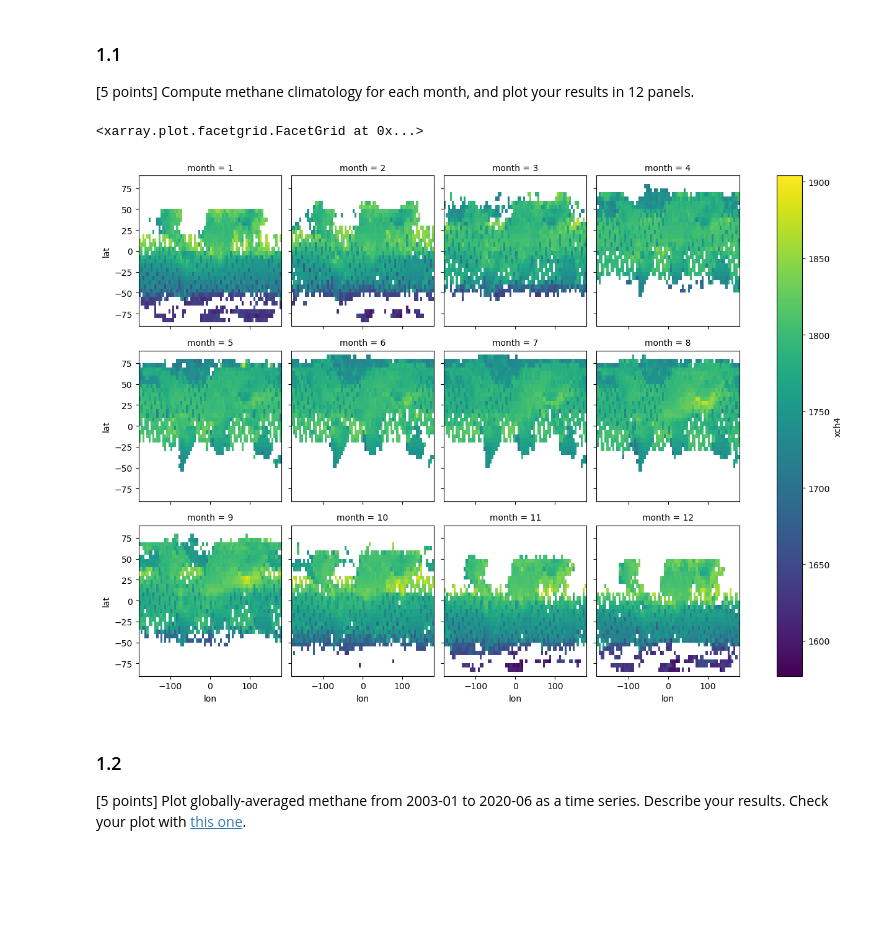
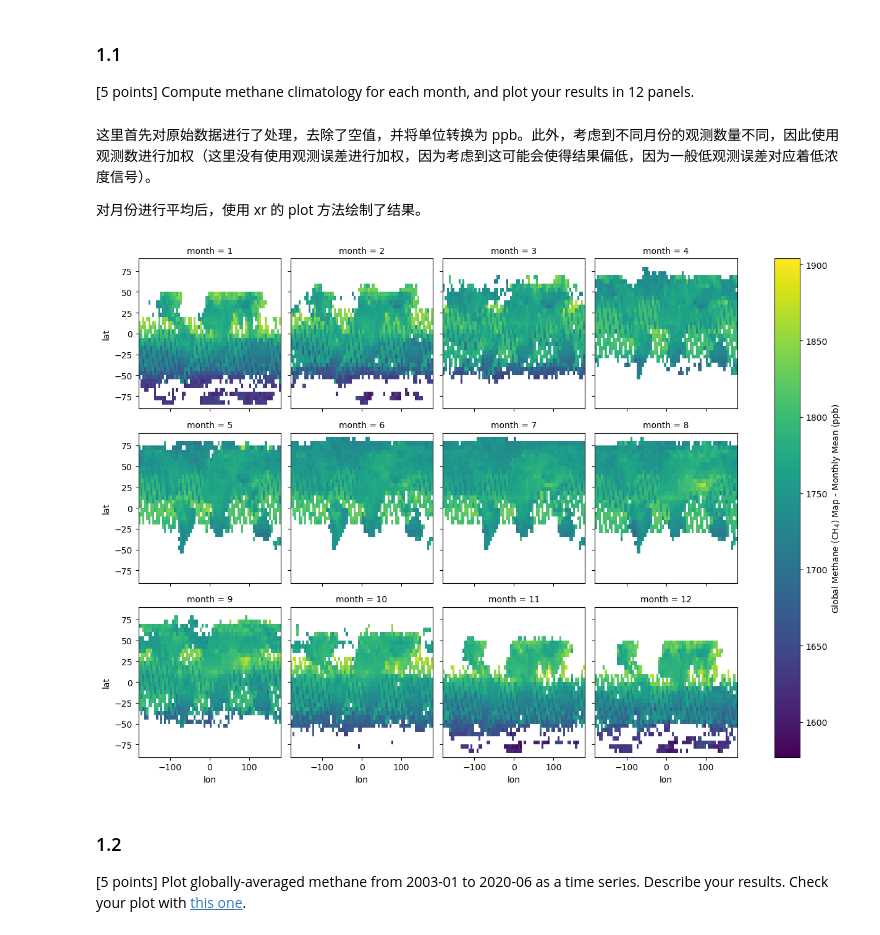
Before and after one commit to SolaProject/ESE5023_Assignments_12531386, a Jupyter notebook: PS3.ipynb, the cells around one changed output. Drawn from its saved outputs; the diff is of its cells as text; code cells hidden in the pictures; blank space fills up the shorter version.

```diff
--- a/PS3.ipynb
+++ b/PS3.ipynb
@@ -25,17 +28,21 @@ For this problem set, methane levels have been determined by applying several al
 ### 1.1
 
 [5 points] Compute methane climatology for each month, and plot your results in 12 panels.
+# %% [markdown]
+这里首先对原始数据进行了处理，去除了空值，并将单位转换为 ppb。此外，考虑到不同月份的观测数量不同，因此使用观测数进行加权（这里没有使用观测误差进行加权，因为考虑到这可能会使得结果偏低，因为一般低观测误差对应着低浓度信号）。
+
+对月份进行平均后，使用 xr 的 plot 方法绘制了结果。
 # %%
-import numpy as np
-import xarray as xr
-
 ds = xr.open_dataset("./data/200301_202006-C3S-L3_GHG-PRODUCTS-OBS4MIPS-MERGED-v4.3.nc")
 # ds["xch4"][ds["xch4"]==1e20] = np.nan
 xch4 = xr.where(ds["xch4"]==1e20, np.nan, ds["xch4"])*1e9
-xch4.groupby(ds.time.dt.month).mean().plot(col="month", col_wrap=4)
+nobs = ds["xch4_nobs"].fillna(0)
+# data_draw = xch4.groupby(ds.time.dt.month).mean()
+data_draw = ((xch4*nobs).groupby(ds.time.dt.month).sum()/nobs.groupby(ds.time.dt.month).sum())
+xr_plot = data_draw.plot(col="month", col_wrap=4, cbar_kwargs={'label':r'Global Methane (CH$_4$) Map - Monthly Mean (ppb)'})
+xr_plot.fig.savefig("./images/PS3_1_figure1.png", bbox_inches="tight", dpi=300, transparent=True)
 # %% [output]
-<xarray.plot.facetgrid.FacetGrid at 0x...>
-[figure, old version]
+[figure, new version]
 # %% [markdown]
 ### 1.2
 
```
Also changed, not shown: parts of 17 cells of this notebook, 12 other files.
